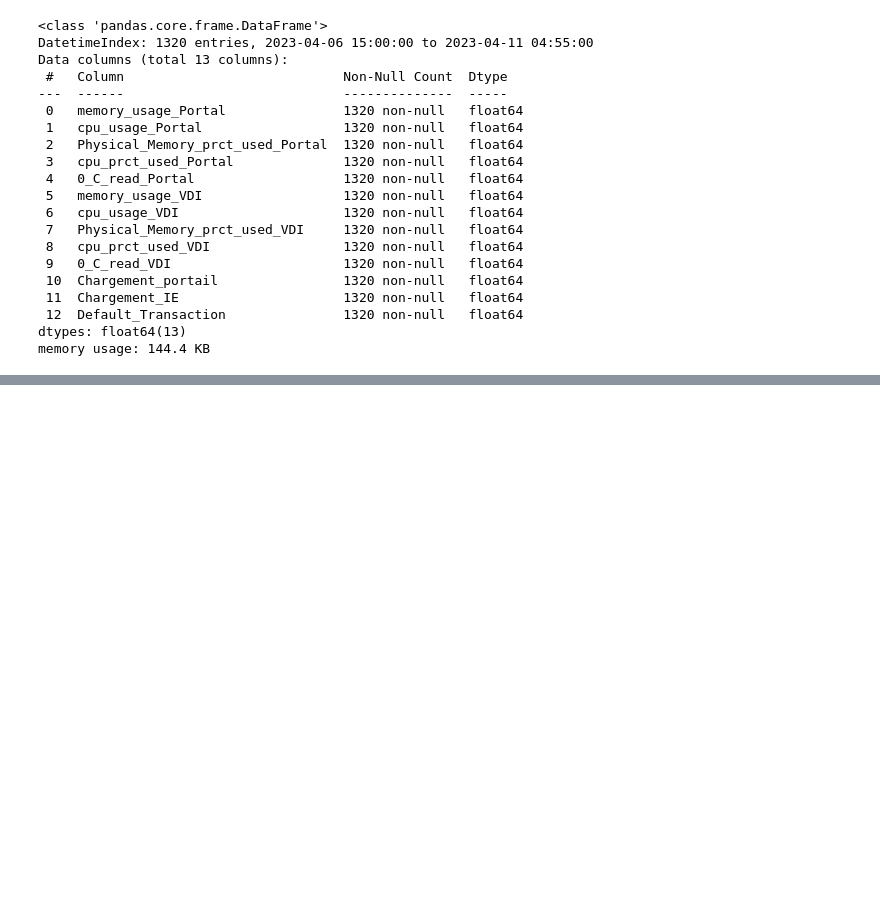
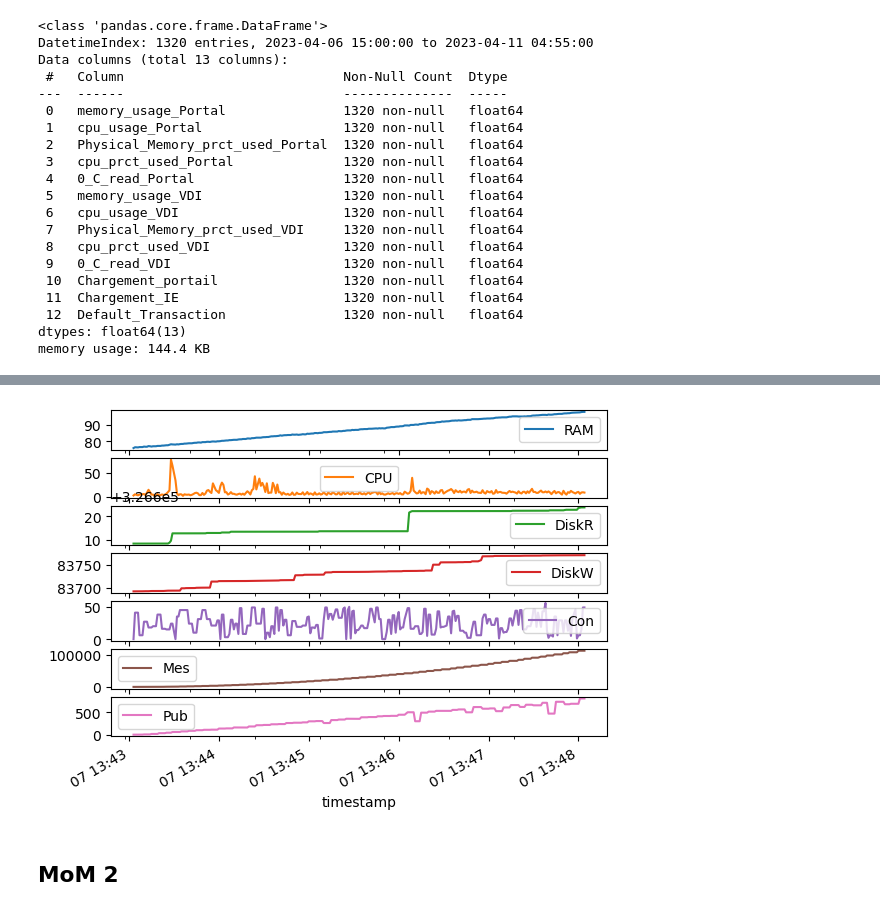
Before and after one commit to chloegdt/Case_Studies_of_Causal_Discovery_from_IT_Monitoring_Time_Series, a Jupyter notebook: plots.ipynb, the cells around one changed output, grey strips where cells are left out. Drawn from its saved outputs; the diff is of its cells as text; code cells hidden in the pictures; blank space fills up the shorter version.

```diff
--- a/plots.ipynb
+++ b/plots.ipynb
@@ -37,0 +161,6 @@ axes = antivirus_activity[['memory_usage_Portal',
+# %%
+mom1 = pd.read_csv('data/Middleware_oriented_message_Activity/monitoring_metrics_1bis.csv', parse_dates=True)
+mom1['timestamp'] = pd.to_datetime(mom1['timestamp'])
+mom1 = mom1.set_index('timestamp')
+mom1.info()
+mom1.head()
@@ -37,0 +189,34 @@ axes = antivirus_activity[['memory_usage_Portal',
+# %%
+#plt.figure(figsize=(200, 400))
+
+
+labels = ['RAM',
+          'CPU',
+          'DiskR',
+          'DiskW',
+          'Con',
+          'Mes',
+          'Pub']
+
+axes = mom1[['ram_global_prct',
+            'cpu_global_prct',
+            'disk_io_read_mega_byte',
+            'disk_io_write_mega_byte',
+            'consumers_causality_1',
+            'messages_causality_1',
+            'publish_rate_causality_1',
+                          ]].plot(subplots=True);
+
+for axe, label in zip(axes, labels):
+    axe.legend([label])
+
+directory = 'plots'
+plot = 'mom1.png'
+path = os.path.join(directory, plot)
+
+os.makedirs(directory, exist_ok=True)
+plt.savefig(path)
+# %% [output]
+[figure, added]
+# %% [markdown]
+## MoM 2
```
Also changed, not shown: parts of 24 cells of this notebook.
